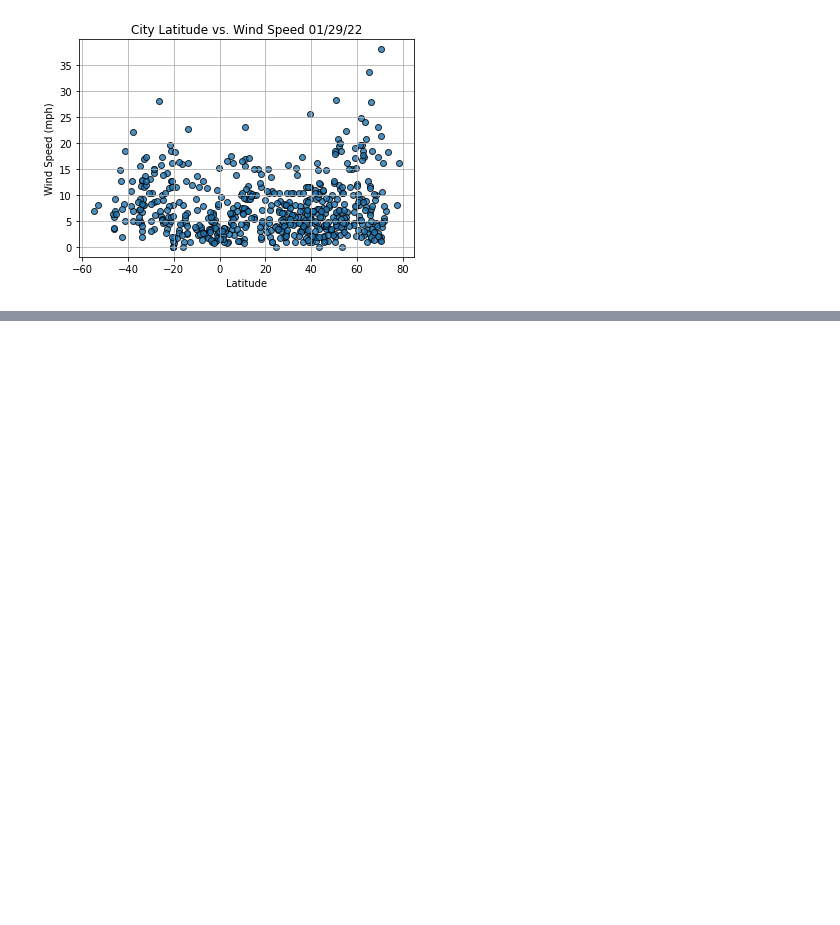
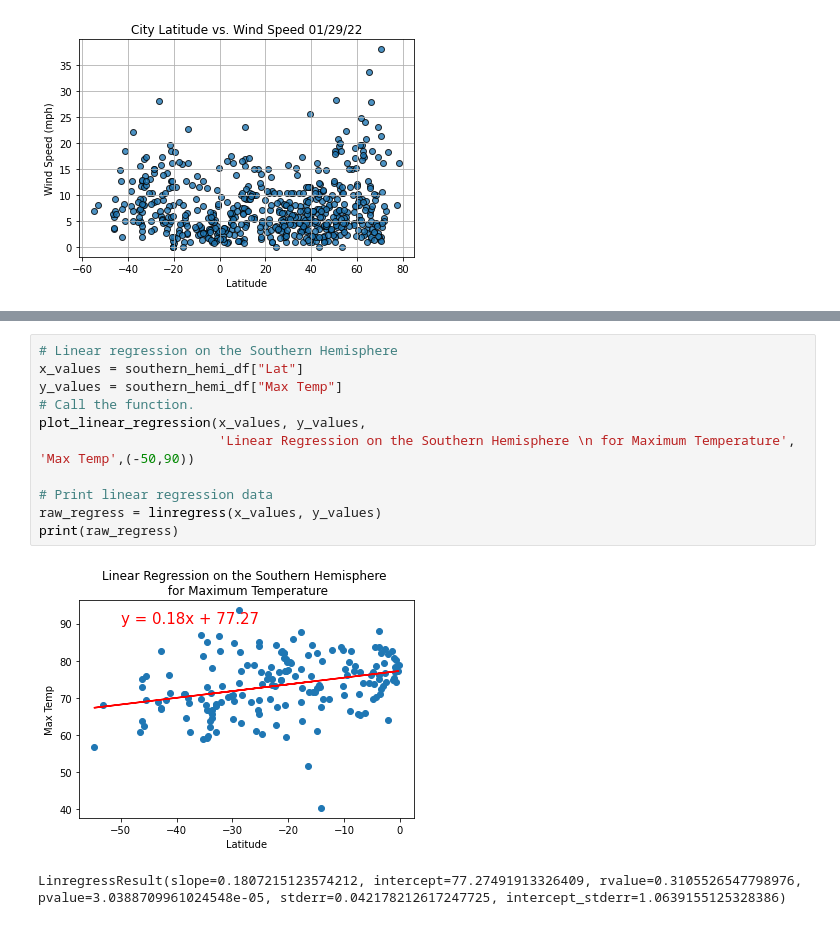
Before and after one commit to zwa004/World_Weather_Analysis, a Jupyter notebook: WeatherPy.ipynb, the cells around one changed output, grey strips where cells are left out. Drawn from its saved outputs; the diff is of its cells as text; blank space fills up the shorter version.

```diff
--- a/WeatherPy.ipynb
+++ b/WeatherPy.ipynb
@@ -271,0 +352,14 @@ plt.show()
+# %%
+# Linear regression on the Southern Hemisphere
+x_values = southern_hemi_df["Lat"]
+y_values = southern_hemi_df["Max Temp"]
+# Call the function.
+plot_linear_regression(x_values, y_values,
+                       'Linear Regression on the Southern Hemisphere \n for Maximum Temperature', 'Max Temp',(-50,90))
+
+# Print linear regression data
+raw_regress = linregress(x_values, y_values)
+print(raw_regress)
+# %% [output]
+[figure, added]
+LinregressResult(slope=0.1807215123574212, intercept=77.27491913326409, rvalue=0.3105526547798976, pvalue=3.0388709961024548e-05, stderr=0.042178212617247725, intercept_stderr=1.0639155125328386)
```
Also changed, not shown: parts of 12 cells of this notebook, 1 other file.
